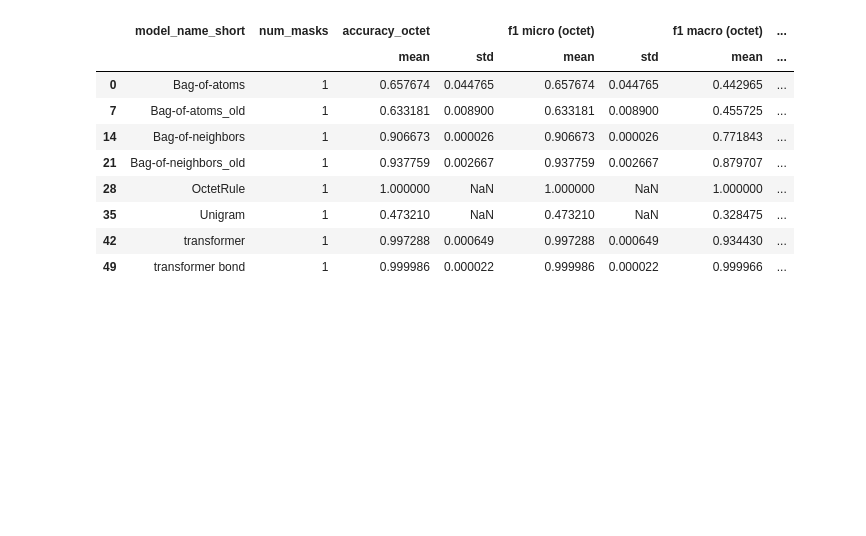
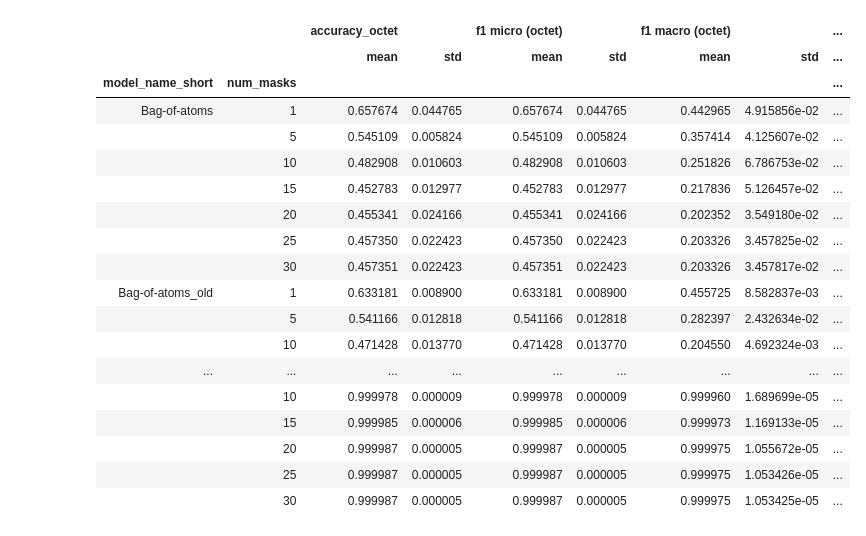
Before and after one commit to jeppe742/language_of_molecules, a Jupyter notebook: Showcase.ipynb, the cells around one changed output. Saved outputs shown, nothing was run; the diff lists cells and outputs as text; code cells hidden in the pictures; blank space fills up the shorter version.

```diff
--- a/Showcase.ipynb
+++ b/Showcase.ipynb
@@ -103,19 +103,28 @@ for model in tqdm(models):
     results_mask = results_mask.append(result_mask)
     results_length = results_length.append(f1_length)
 # %%
-results_mask2 = results_mask.groupby(['model_name_short', 'num_masks']).agg(['mean','std'])[['accuracy_octet','f1 micro (octet)','f1 macro (octet)','pp']]
-results_mask2.reset_index()[results_mask2.reset_index().num_masks==1]
+results_mask2 = results_mask.groupby(['model_name_short', 'num_masks']).agg(['mean','std'])[['accuracy_octet','f1 micro (octet)','f1 macro (octet)','f1 micro','f1 macro','pp']]
+results_mask2
 # %% [output]
-|  | model_name_short | num_masks | accuracy_octet |  | f1 micro (octet) |  | f1 macro (octet) | ... |
-|  |  |  | mean | std | mean | std | mean | ... |
-| 0 | Bag-of-atoms | 1 | 0.657674 | 0.044765 | 0.657674 | 0.044765 | 0.442965 | ... |
-| 7 | Bag-of-atoms_old | 1 | 0.633181 | 0.008900 | 0.633181 | 0.008900 | 0.455725 | ... |
-| 14 | Bag-of-neighbors | 1 | 0.906673 | 0.000026 | 0.906673 | 0.000026 | 0.771843 | ... |
-| 21 | Bag-of-neighbors_old | 1 | 0.937759 | 0.002667 | 0.937759 | 0.002667 | 0.879707 | ... |
-| 28 | OctetRule | 1 | 1.000000 | NaN | 1.000000 | NaN | 1.000000 | ... |
-| 35 | Unigram | 1 | 0.473210 | NaN | 0.473210 | NaN | 0.328475 | ... |
-| 42 | transformer | 1 | 0.997288 | 0.000649 | 0.997288 | 0.000649 | 0.934430 | ... |
-| 49 | transformer bond | 1 | 0.999986 | 0.000022 | 0.999986 | 0.000022 | 0.999966 | ... |
+|  |  | accuracy_octet |  | f1 micro (octet) |  | f1 macro (octet) |  | ... |
+|  |  | mean | std | mean | std | mean | std | ... |
+| model_name_short | num_masks |  |  |  |  |  |  | ... |
+| Bag-of-atoms | 1 | 0.657674 | 0.044765 | 0.657674 | 0.044765 | 0.442965 | 4.915856e-02 | ... |
+|  | 5 | 0.545109 | 0.005824 | 0.545109 | 0.005824 | 0.357414 | 4.125607e-02 | ... |
+|  | 10 | 0.482908 | 0.010603 | 0.482908 | 0.010603 | 0.251826 | 6.786753e-02 | ... |
+|  | 15 | 0.452783 | 0.012977 | 0.452783 | 0.012977 | 0.217836 | 5.126457e-02 | ... |
+|  | 20 | 0.455341 | 0.024166 | 0.455341 | 0.024166 | 0.202352 | 3.549180e-02 | ... |
+|  | 25 | 0.457350 | 0.022423 | 0.457350 | 0.022423 | 0.203326 | 3.457825e-02 | ... |
+|  | 30 | 0.457351 | 0.022423 | 0.457351 | 0.022423 | 0.203326 | 3.457817e-02 | ... |
+| Bag-of-atoms_old | 1 | 0.633181 | 0.008900 | 0.633181 | 0.008900 | 0.455725 | 8.582837e-03 | ... |
+|  | 5 | 0.541166 | 0.012818 | 0.541166 | 0.012818 | 0.282397 | 2.432634e-02 | ... |
+|  | 10 | 0.471428 | 0.013770 | 0.471428 | 0.013770 | 0.204550 | 4.692324e-03 | ... |
+| ... | ... | ... | ... | ... | ... | ... | ... | ... |
+|  | 10 | 0.999978 | 0.000009 | 0.999978 | 0.000009 | 0.999960 | 1.689699e-05 | ... |
+|  | 15 | 0.999985 | 0.000006 | 0.999985 | 0.000006 | 0.999973 | 1.169133e-05 | ... |
+|  | 20 | 0.999987 | 0.000005 | 0.999987 | 0.000005 | 0.999975 | 1.055672e-05 | ... |
+|  | 25 | 0.999987 | 0.000005 | 0.999987 | 0.000005 | 0.999975 | 1.053426e-05 | ... |
+|  | 30 | 0.999987 | 0.000005 | 0.999987 | 0.000005 | 0.999975 | 1.053425e-05 | ... |
 # %%
 fig, (ax, ax2) = plt.subplots(2,1, sharex=True, figsize=(6,5), gridspec_kw={'height_ratios':[1,2]})
 plt.ylabel('Octet accuracy')
```
Also changed, not shown: parts of 47 cells of this notebook, 4 other files.
